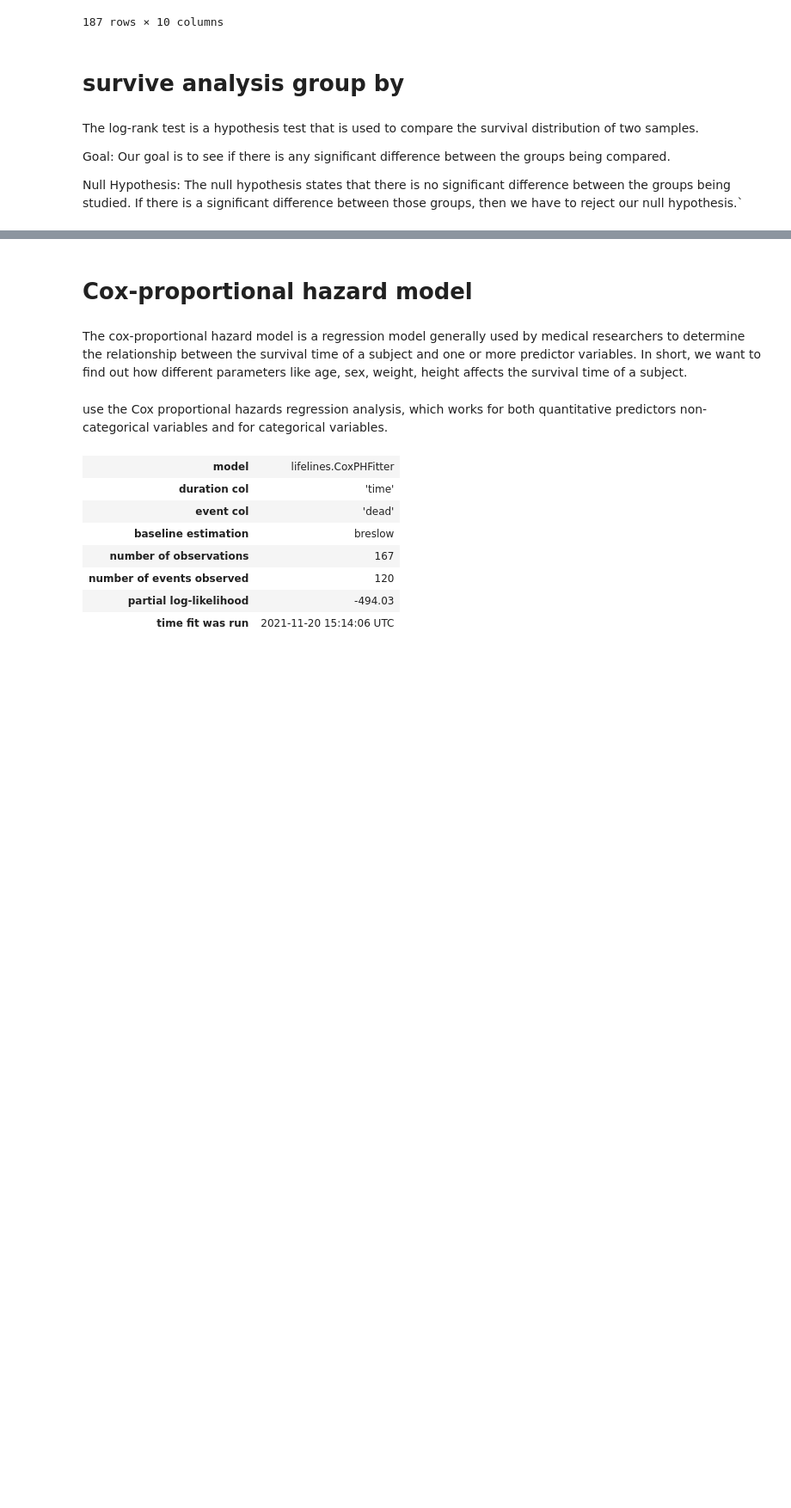
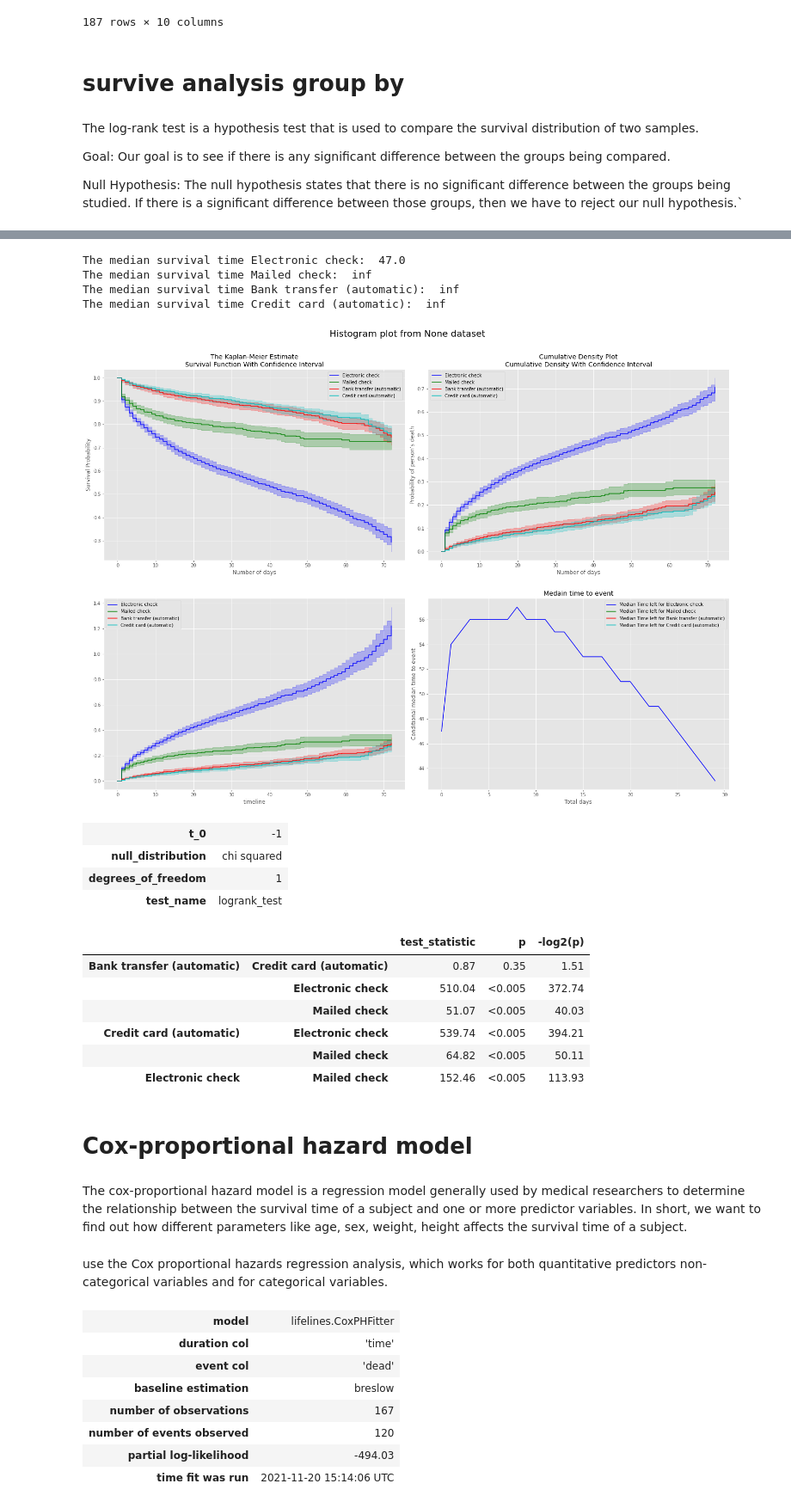
Before and after one commit to imanursar/Machine-Learning-Notes, a Jupyter notebook: Custom Function/Statistic Function.ipynb, the cells around one changed output, grey strips where cells are left out. Shown at 86% size. Saved outputs shown, nothing was run; the diff lists cells and outputs as text; code cells hidden in the pictures; blank space fills up the shorter version.

```diff
--- a/Custom Function/Statistic Function.ipynb
+++ b/Custom Function/Statistic Function.ipynb
@@ -1045,3 +1098,25 @@ H1: there is difference between the groups being studied
+# %%
+df = pd.read_csv(r'E:\gitlab\machine-learning\dataset\telco_customer_churn.csv')
+df['churn'] = [1 if x == 'Yes' else 0 for x in df['Churn']]
+# %%
+form,data_list = statistic.survival_analysis_bygroups(df,'tenure','churn',group_col='PaymentMethod',labels=None,title=None,footnote=None)
+# %% [output]
+The median survival time Electronic check:  47.0
+The median survival time Mailed check:  inf
+The median survival time Bank transfer (automatic):  inf
+The median survival time Credit card (automatic):  inf
+[figure, added]
+| t_0 | -1 |
+| null_distribution | chi squared |
+| degrees_of_freedom | 1 |
+| test_name | logrank_test |
+|  |  | test_statistic | p | -log2(p) |
+| Bank transfer (automatic) | Credit card (automatic) | 0.87 | 0.35 | 1.51 |
+|  | Electronic check | 510.04 | <0.005 | 372.74 |
+|  | Mailed check | 51.07 | <0.005 | 40.03 |
+| Credit card (automatic) | Electronic check | 539.74 | <0.005 | 394.21 |
+|  | Mailed check | 64.82 | <0.005 | 50.11 |
+| Electronic check | Mailed check | 152.46 | <0.005 | 113.93 |
 # %% [markdown]
 # Cox-proportional hazard model
 # %% [markdown]
```
Also changed, not shown: parts of 5 cells of this notebook.
